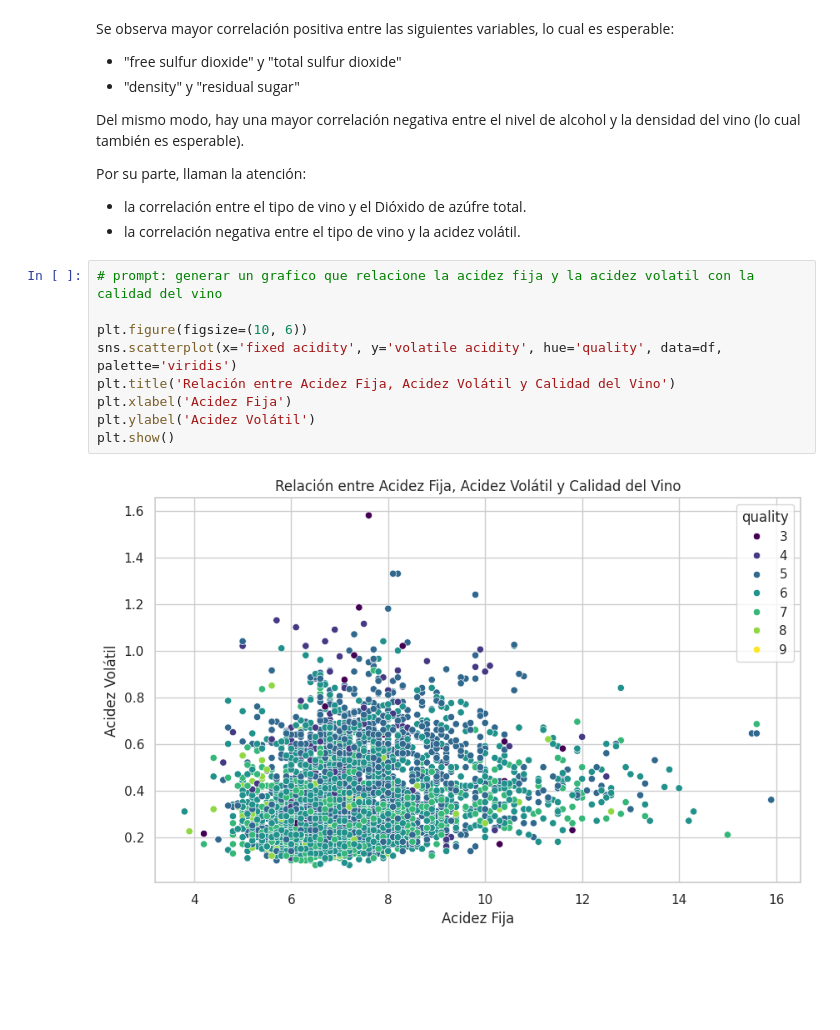
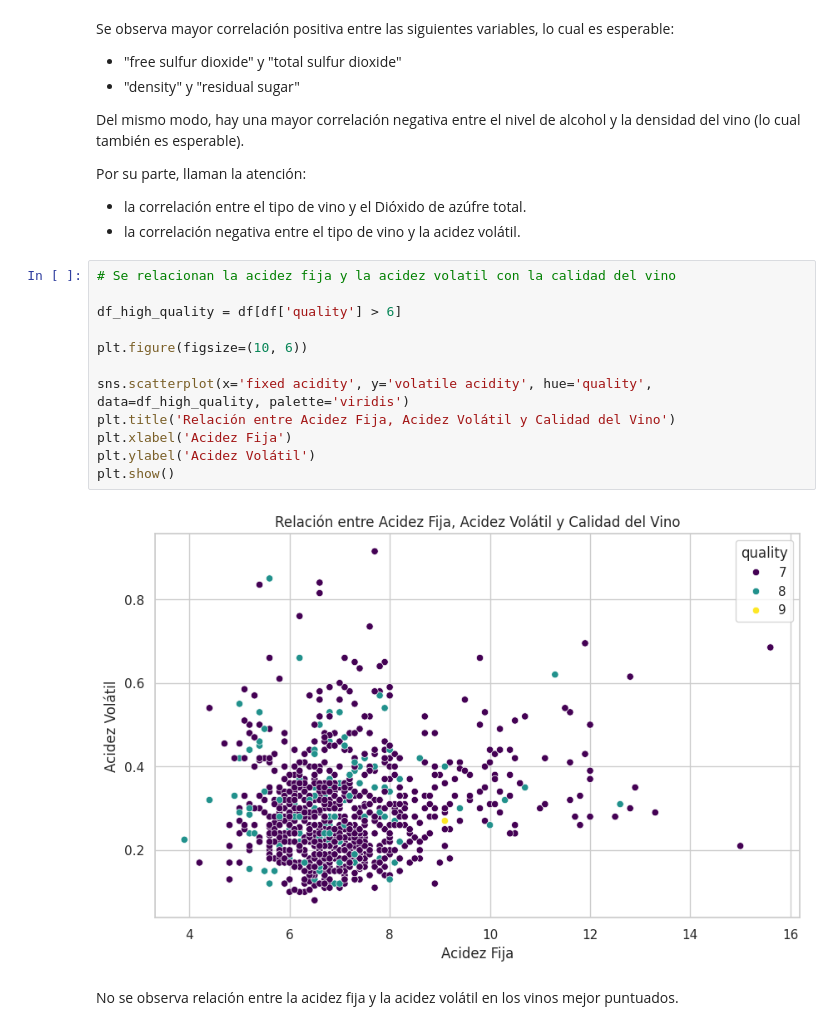
Before and after one commit to eugeinga/CODER-DataScienceI, a Jupyter notebook: ProyectoDS_ParteI_INGARAMO.ipynb, the cells around one changed output. Saved outputs shown, nothing was run; the diff lists cells and outputs as text; blank space fills up the shorter version.

Commit message:
TP Pre-entrega 1.1

```diff
--- a/ProyectoDS_ParteI_INGARAMO.ipynb
+++ b/ProyectoDS_ParteI_INGARAMO.ipynb
@@ -460,13 +460,18 @@ Por su parte, llaman la atención:
 * la correlación entre el tipo de vino y el Dióxido de azúfre total.
 * la correlación negativa entre el tipo de vino y la acidez volátil.
 # %%
-# prompt: generar un grafico que relacione la acidez fija y la acidez volatil con la calidad del vino
+# Se relacionan la acidez fija y la acidez volatil con la calidad del vino
+
+df_high_quality = df[df['quality'] > 6]
 
 plt.figure(figsize=(10, 6))
-sns.scatterplot(x='fixed acidity', y='volatile acidity', hue='quality', data=df, palette='viridis')
+
+sns.scatterplot(x='fixed acidity', y='volatile acidity', hue='quality', data=df_high_quality, palette='viridis')
 plt.title('Relación entre Acidez Fija, Acidez Volátil y Calidad del Vino')
 plt.xlabel('Acidez Fija')
 plt.ylabel('Acidez Volátil')
 plt.show()
 # %% [output]
-[figure, old version]
+[figure, new version]
+# %% [markdown]
+No se observa relación entre la acidez fija y la acidez volátil en los vinos mejor puntuados.
```
